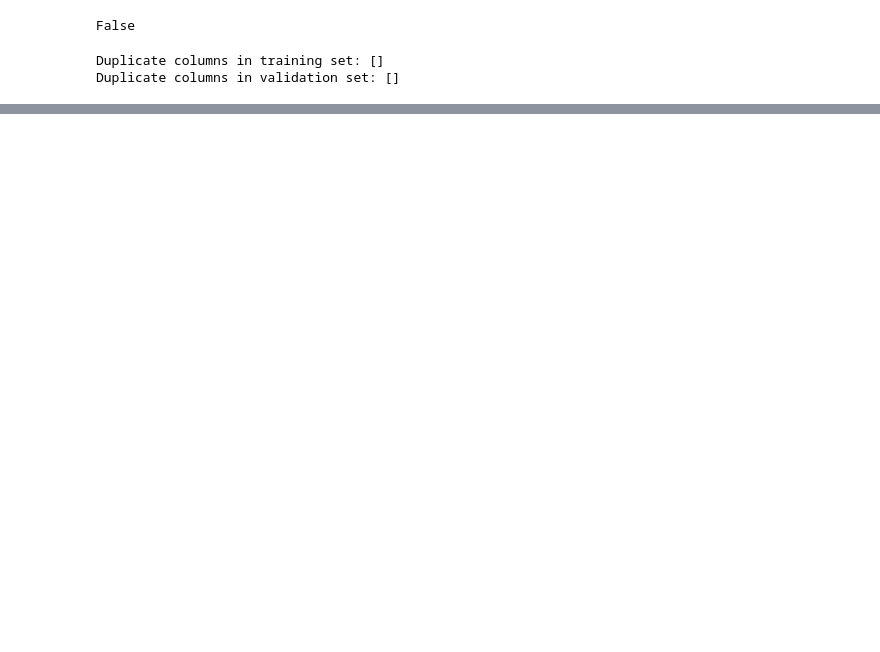
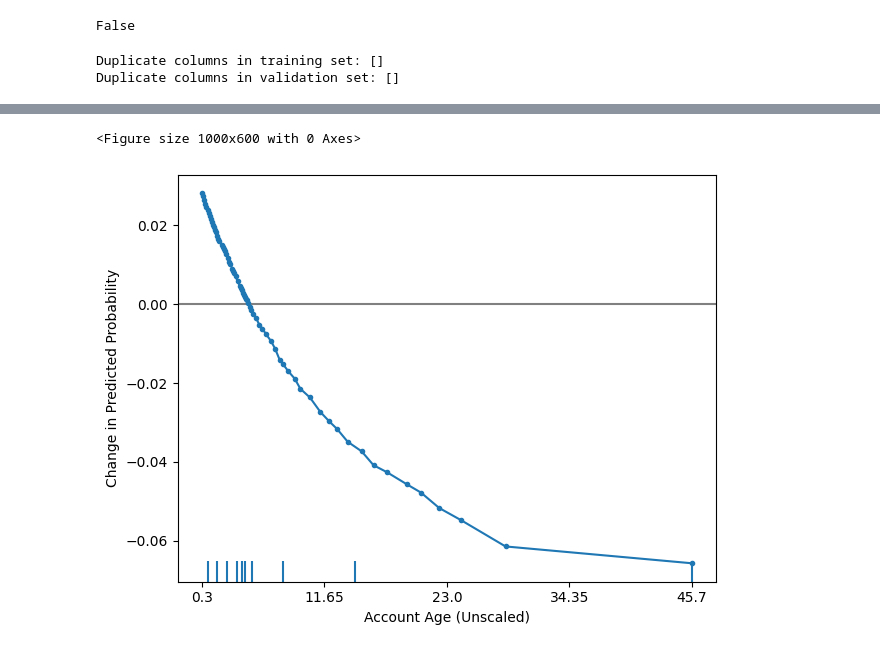
Before and after one commit to sapillut/Fall3_HW_Team, a Jupyter notebook: neural_net.ipynb, the cells around one changed output, grey strips where cells are left out. Drawn from its saved outputs; the diff is of its cells as text; code cells hidden in the pictures; blank space fills up the shorter version.

```diff
--- a/neural_net.ipynb
+++ b/neural_net.ipynb
@@ -203,0 +265,39 @@ print(feature_importance_df.sort_values(by='importance', ascending=False).head(1
+# %%
+import numpy as np
+
+# Retrieve mean and standard deviation from the StandardScaler instance
+mu = scaler.mean_[X_train.columns.get_loc("ACCTAGE")]  # Mean of the 'ACCTAGE' feature
+sigma = scaler.scale_[X_train.columns.get_loc("ACCTAGE")]  # Std deviation of the 'ACCTAGE' feature
+
+# Extract the ALE explanation data
+x_scaled = ale_exp_acctage.feature_values[0]  # Get the scaled x-axis values
+
+# Unscale the x-axis values
+x_original = x_scaled * sigma + mu
+
+# Generate ALE plot
+plt.figure(figsize=(10, 6))
+plot_ale(ale_exp_acctage, features=['ACCTAGE'])
+
+# Manually update x-axis ticks and labels
+tick_positions = np.linspace(min(x_scaled), max(x_scaled), 5)  # Scaled tick positions
+tick_labels = np.round(tick_positions * sigma + mu, 2)         # Unscaled values
+
+# Set new tick positions and labels
+ax = plt.gca()  # Get current axes
+ax.set_xticks(tick_positions)                                 # Update tick positions
+ax.set_xticklabels(tick_labels, fontsize=10)                 # Update tick labels with unscaled values
+
+# Add titles and labels
+plt.xlabel("Account Age (Unscaled)", fontsize=10)
+plt.ylabel("Change in Predicted Probability", fontsize=10)
+
+# Remove legend
+plt.gca().get_legend().remove()
+
+# Adjust layout
+plt.tight_layout()
+plt.show()
+# %% [output]
+<Figure size 1000x600 with 0 Axes>
+[figure, added]
```
Also changed, not shown: parts of 9 cells of this notebook.
